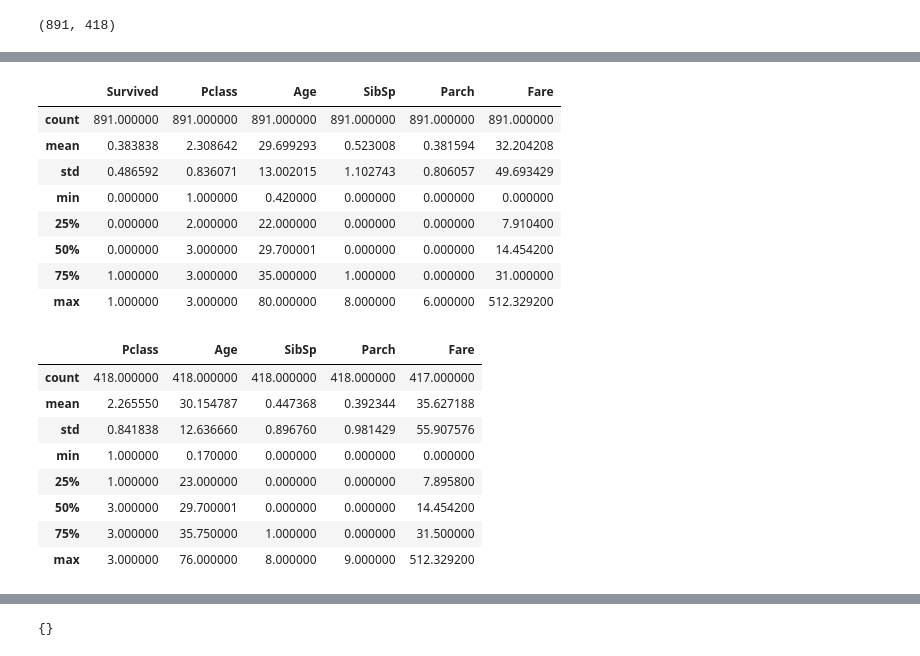
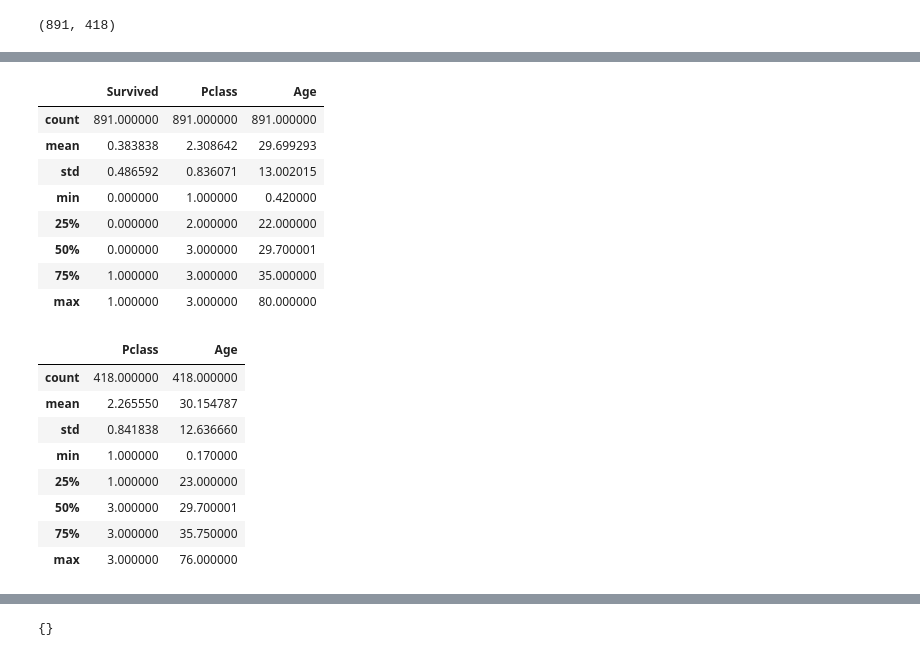
Before and after one commit to claust/deep-learn-fast.ai-experiments, a Jupyter notebook: clt_titanic.ipynb, the cells around one changed output, grey strips where cells are left out. Cells and saved outputs as stored; diff of their text form; code cells hidden in the pictures.

```diff
--- a/clt_titanic.ipynb
+++ b/clt_titanic.ipynb
@@ -58,9 +58,10 @@ train.describe(include='all')
 | 50% | 446.000000 | 0.000000 | 3.000000 | NaN | NaN | 28.000000 | 0.000000 | 0.000000 | NaN | 14.454200 | ... |
 | 75% | 668.500000 | 1.000000 | 3.000000 | NaN | NaN | 38.000000 | 1.000000 | 0.000000 | NaN | 31.000000 | ... |
 | max | 891.000000 | 1.000000 | 3.000000 | NaN | NaN | 80.000000 | 8.000000 | 6.000000 | NaN | 512.329200 | ... |
-# %%
-train = train.drop(columns=['PassengerId', 'Name', 'Ticket', 'Cabin'])
-test = test.drop(columns=['PassengerId', 'Name', 'Ticket', 'Cabin'])
+# %%
+drop_cols = ['PassengerId', 'Name', 'Ticket', 'Cabin','Sex', 'SibSp', 'Parch', 'Embarked', 'Fare']
+train = train.drop(columns=drop_cols)
+test = test.drop(columns=drop_cols)
 # %%
 train.head()
 # %% [output]
@@ -97,30 +81,32 @@ train.describe()
+# %%
+train.Embarked = train.Embarked.fillna('X')
 # %%
 train.Age = train.Age.fillna(29.70).astype(np.float32)
 test.Age = test.Age.fillna(29.70).astype(np.float32)
 # %%
-train.describe()
+train.describe(include='all')
 # %% [output]
-|  | Survived | Pclass | Age | SibSp | Parch | Fare |
-| count | 891.000000 | 891.000000 | 891.000000 | 891.000000 | 891.000000 | 891.000000 |
-| mean | 0.383838 | 2.308642 | 29.699293 | 0.523008 | 0.381594 | 32.204208 |
-| std | 0.486592 | 0.836071 | 13.002015 | 1.102743 | 0.806057 | 49.693429 |
-| min | 0.000000 | 1.000000 | 0.420000 | 0.000000 | 0.000000 | 0.000000 |
-| 25% | 0.000000 | 2.000000 | 22.000000 | 0.000000 | 0.000000 | 7.910400 |
-| 50% | 0.000000 | 3.000000 | 29.700001 | 0.000000 | 0.000000 | 14.454200 |
-| 75% | 1.000000 | 3.000000 | 35.000000 | 1.000000 | 0.000000 | 31.000000 |
-| max | 1.000000 | 3.000000 | 80.000000 | 8.000000 | 6.000000 | 512.329200 |
+|  | Survived | Pclass | Age |
+| count | 891.000000 | 891.000000 | 891.000000 |
+| mean | 0.383838 | 2.308642 | 29.699293 |
+| std | 0.486592 | 0.836071 | 13.002015 |
+| min | 0.000000 | 1.000000 | 0.420000 |
+| 25% | 0.000000 | 2.000000 | 22.000000 |
+| 50% | 0.000000 | 3.000000 | 29.700001 |
+| 75% | 1.000000 | 3.000000 | 35.000000 |
+| max | 1.000000 | 3.000000 | 80.000000 |
 # %%
-test.describe()
+test.describe(include='all')
 # %% [output]
-|  | Pclass | Age | SibSp | Parch | Fare |
-| count | 418.000000 | 418.000000 | 418.000000 | 418.000000 | 417.000000 |
-| mean | 2.265550 | 30.154787 | 0.447368 | 0.392344 | 35.627188 |
-| std | 0.841838 | 12.636660 | 0.896760 | 0.981429 | 55.907576 |
-| min | 1.000000 | 0.170000 | 0.000000 | 0.000000 | 0.000000 |
-| 25% | 1.000000 | 23.000000 | 0.000000 | 0.000000 | 7.895800 |
-| 50% | 3.000000 | 29.700001 | 0.000000 | 0.000000 | 14.454200 |
-| 75% | 3.000000 | 35.750000 | 1.000000 | 0.000000 | 31.500000 |
-| max | 3.000000 | 76.000000 | 8.000000 | 9.000000 | 512.329200 |
+|  | Pclass | Age |
+| count | 418.000000 | 418.000000 |
+| mean | 2.265550 | 30.154787 |
+| std | 0.841838 | 12.636660 |
+| min | 1.000000 | 0.170000 |
+| 25% | 1.000000 | 23.000000 |
+| 50% | 3.000000 | 29.700001 |
+| 75% | 3.000000 | 35.750000 |
+| max | 3.000000 | 76.000000 |
 # %%
 test.Fare = test.Fare.fillna(0).astype(np.float32)
 # %%
```
Also changed, not shown: parts of 15 cells of this notebook.
